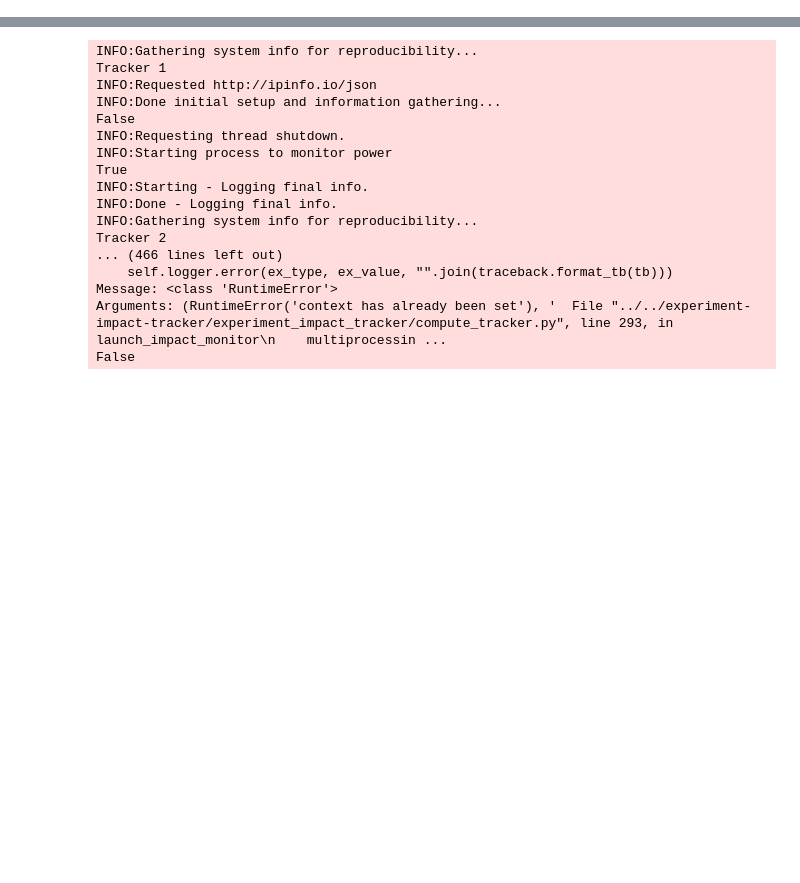
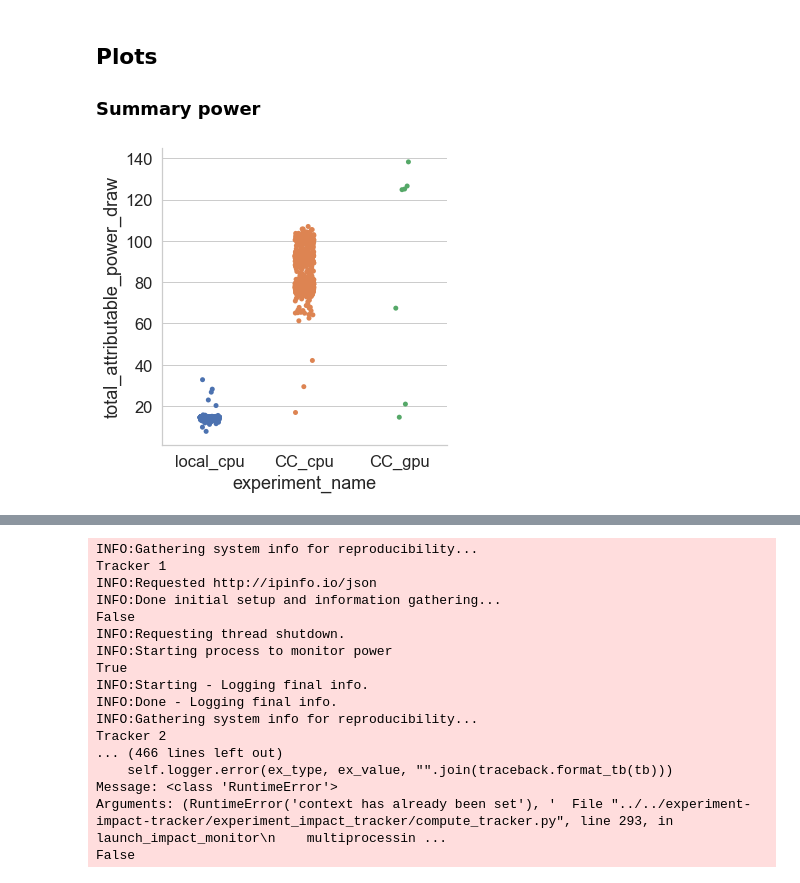
Before and after one commit to Deep-MI/FastSurfer, a Jupyter notebook: FastSurferCNN/experiment_dashboard.ipynb, the cells around one changed output, grey strips where cells are left out. Saved outputs shown, nothing was run; the diff lists cells and outputs as text; code cells hidden in the pictures; blank space fills up the shorter version.

```diff
--- a/FastSurferCNN/experiment_dashboard.ipynb
+++ b/FastSurferCNN/experiment_dashboard.ipynb
@@ -46,11 +17,0 @@ power_df
-# %%
-power_df = log_df[0][['timestamp','rapl_power_draw_absolute','rapl_estimated_attributable_power_draw']]
-power_df['timestamp'] = power_df['timestamp'] - power_df['timestamp'][0]
-
-epochs = flops_df['start_time'] - flops_df['start_time'][0]
-
-data_interface = DataInterface([logdir])
-total_power = data_interface.total_power
-total_carbon = data_interface.kg_carbon
-PUE = data_interface.PUE
-print('Experiment: {}\nduration: {:4.3} s, total power:{:4.3f} Watts, carbon: {:4.3f} kg, PUE: {}'.format(logdir.rsplit('/')[0], flops_df['duration'].sum(), total_power, total_carbon, PUE))
@@ -59,0 +104,12 @@ duration: 3.21e+03 s, total power:0.020 Watts, carbon: 0.001 kg, PUE: 1.58
+# %% [markdown]
+## Plots
+### Summary power
+# %%
+plot_df = power_df_concat.copy()
+
+sns.set(font_scale = 1.5)
+
+with sns.axes_style("whitegrid"):
+    g = sns.catplot(y='total_attributable_power_draw', x='experiment_name', data=plot_df, kind='strip')
+# %% [output]
+[figure, added]
```
Also changed, not shown: parts of 13 cells of this notebook, 16 other files.
